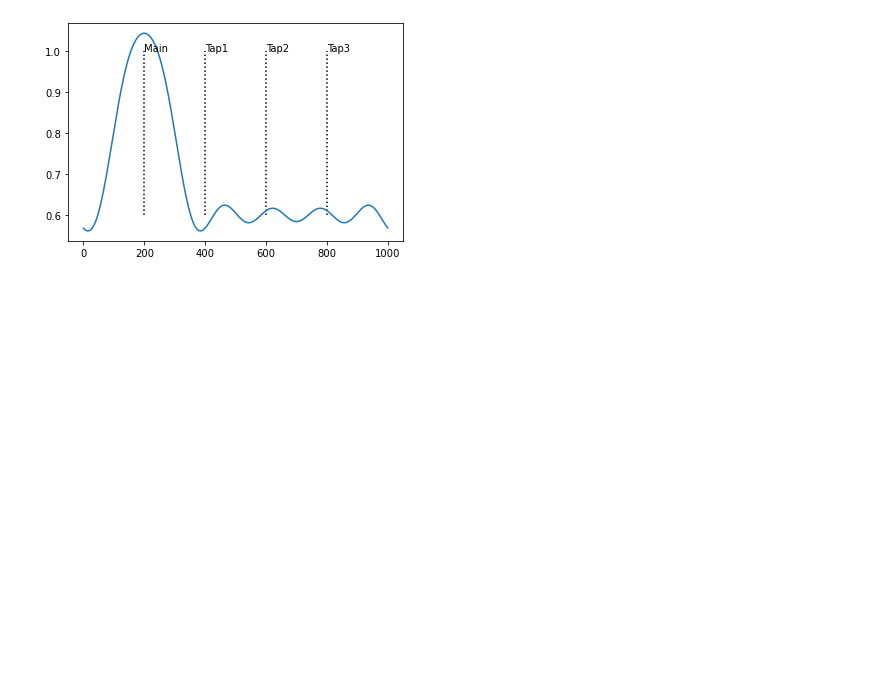
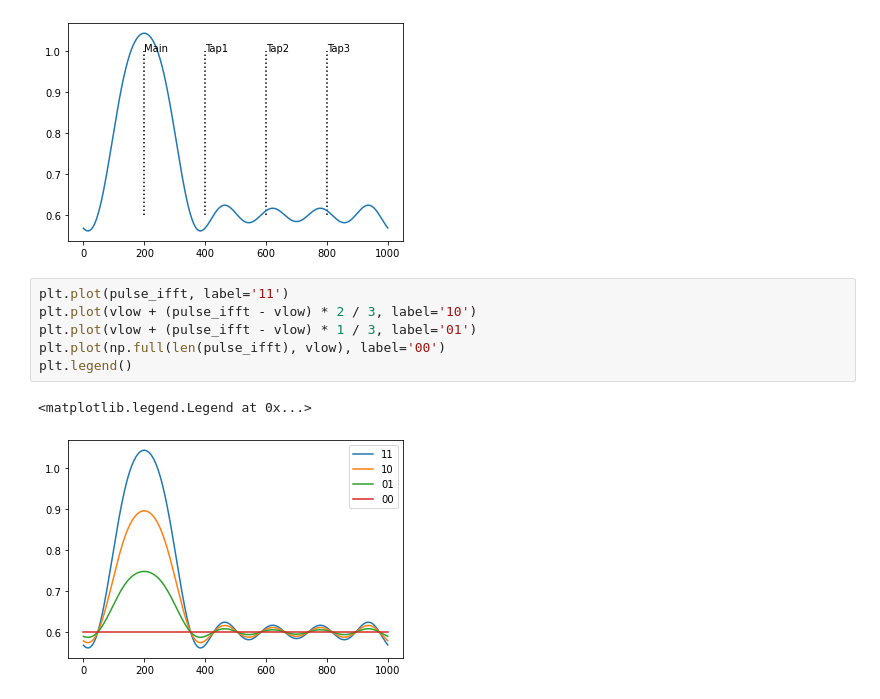
Before and after one commit to devman90/DomainStudy, a Jupyter notebook: ipynb/sbr.ipynb, the cells around one changed output. Cells and saved outputs as stored; diff of their text form; blank space fills up the shorter version.

```diff
--- a/ipynb/sbr.ipynb
+++ b/ipynb/sbr.ipynb
@@ -47,3 +47,12 @@ plt.text(4 * ui, vhigh, "Tap3")
 # %% [output]
 Text(800, 1.0, 'Tap3')
 [figure]
+# %%
+plt.plot(pulse_ifft, label='11')
+plt.plot(vlow + (pulse_ifft - vlow) * 2 / 3, label='10')
+plt.plot(vlow + (pulse_ifft - vlow) * 1 / 3, label='01')
+plt.plot(np.full(len(pulse_ifft), vlow), label='00')
+plt.legend()
+# %% [output]
+<matplotlib.legend.Legend at 0x...>
+[figure, added]
```
